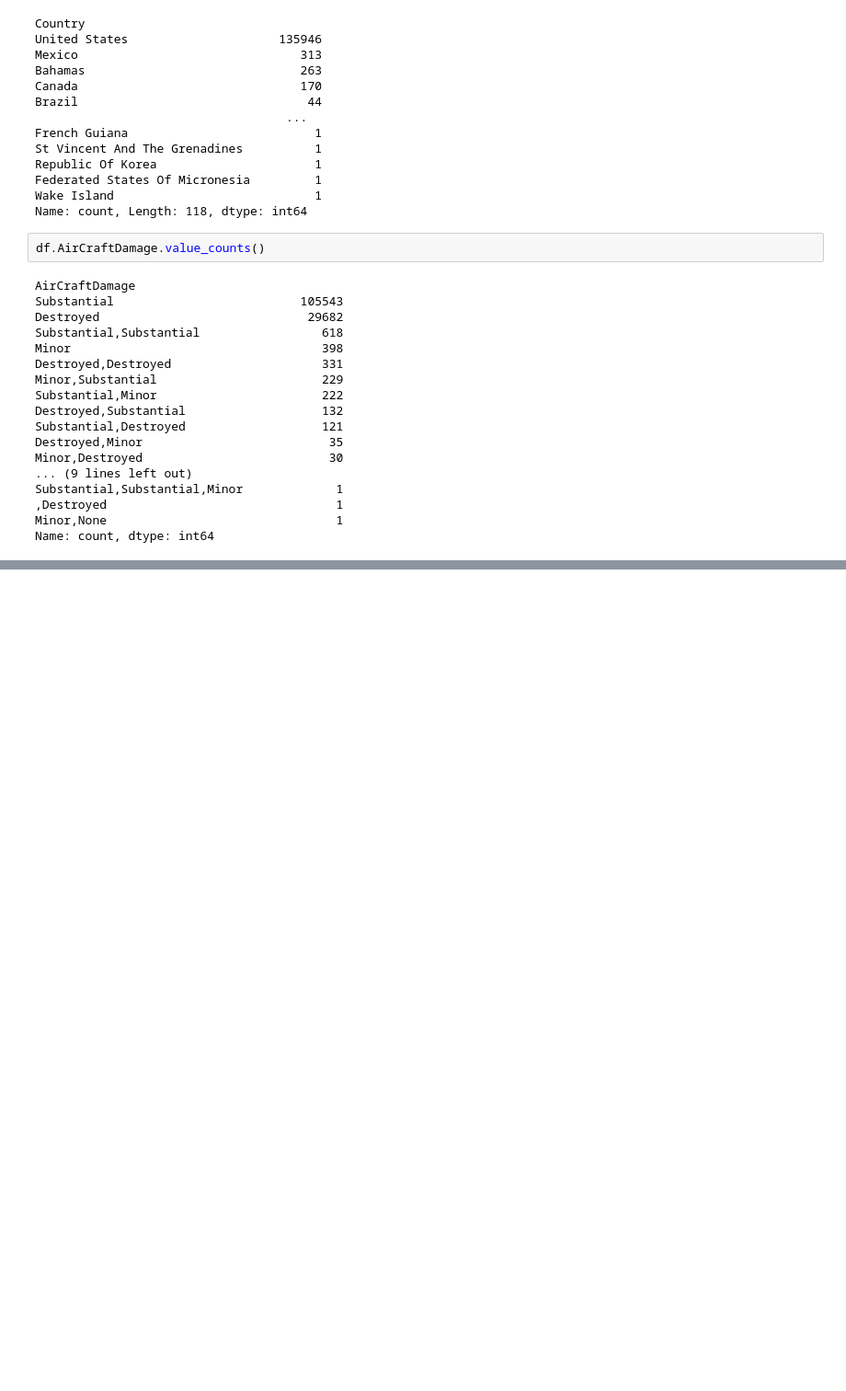
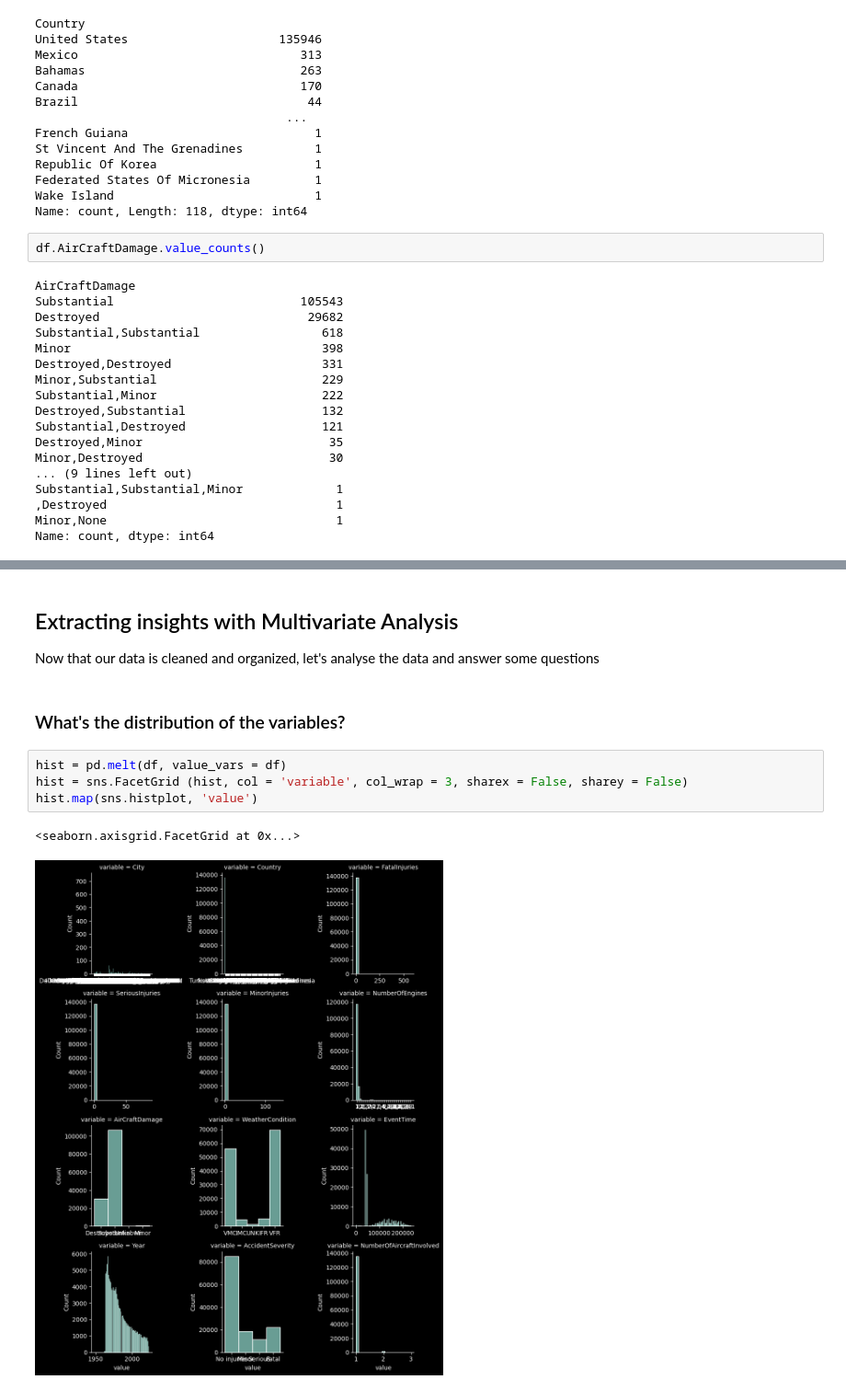
Before and after one commit to deniselouzada/air-accident-reports, a Jupyter notebook: ntsb-accidents2.ipynb, the cells around one changed output, grey strips where cells are left out. Shown at 92% size. Saved outputs shown, nothing was run; the diff lists cells and outputs as text; blank space fills up the shorter version.

```diff
--- a/ntsb-accidents2.ipynb
+++ b/ntsb-accidents2.ipynb
@@ -610,0 +603,13 @@ df.describe()
+# %% [markdown]
+## Extracting insights with Multivariate Analysis
+
+Now that our data is cleaned and organized, let's analyse the data and answer some questions
+# %% [markdown]
+### What's the distribution of the variables?
+# %%
+hist = pd.melt(df, value_vars = df)
+hist = sns.FacetGrid (hist, col = 'variable', col_wrap = 3, sharex = False, sharey = False)
+hist.map(sns.histplot, 'value')
+# %% [output]
+<seaborn.axisgrid.FacetGrid at 0x...>
+[figure, added]
```
Also changed, not shown: parts of 17 cells of this notebook, 2 other files.
